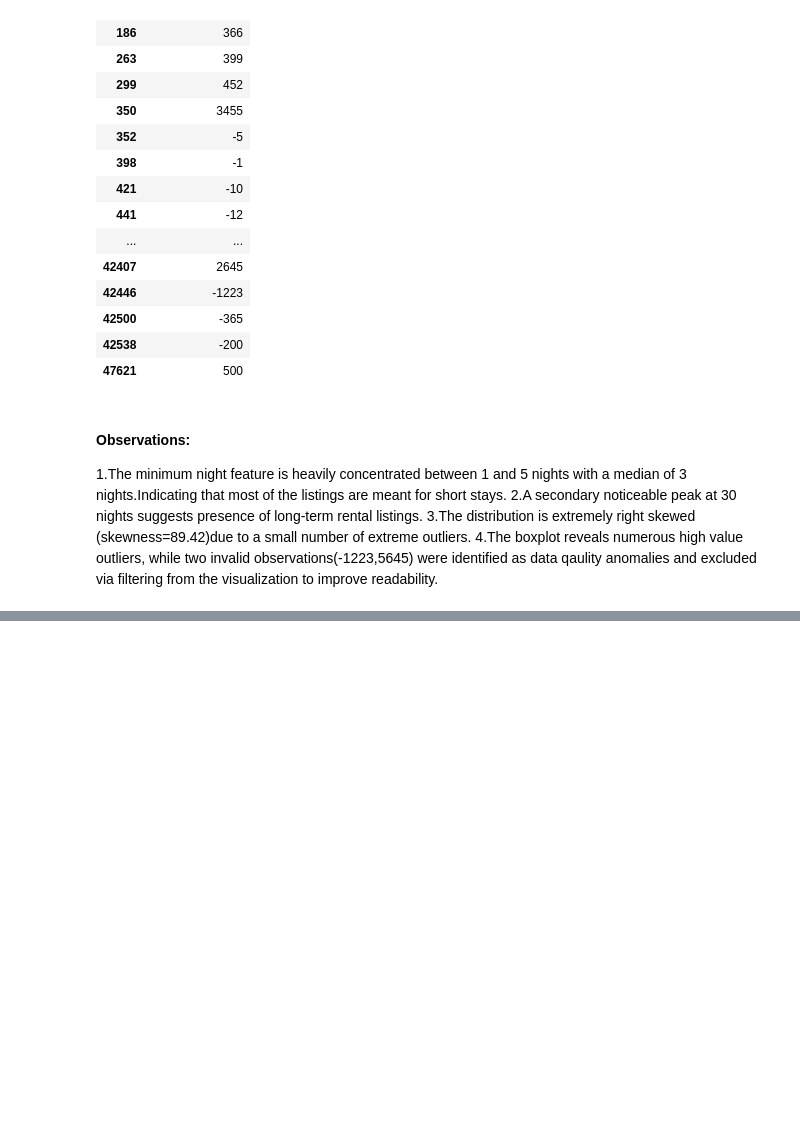
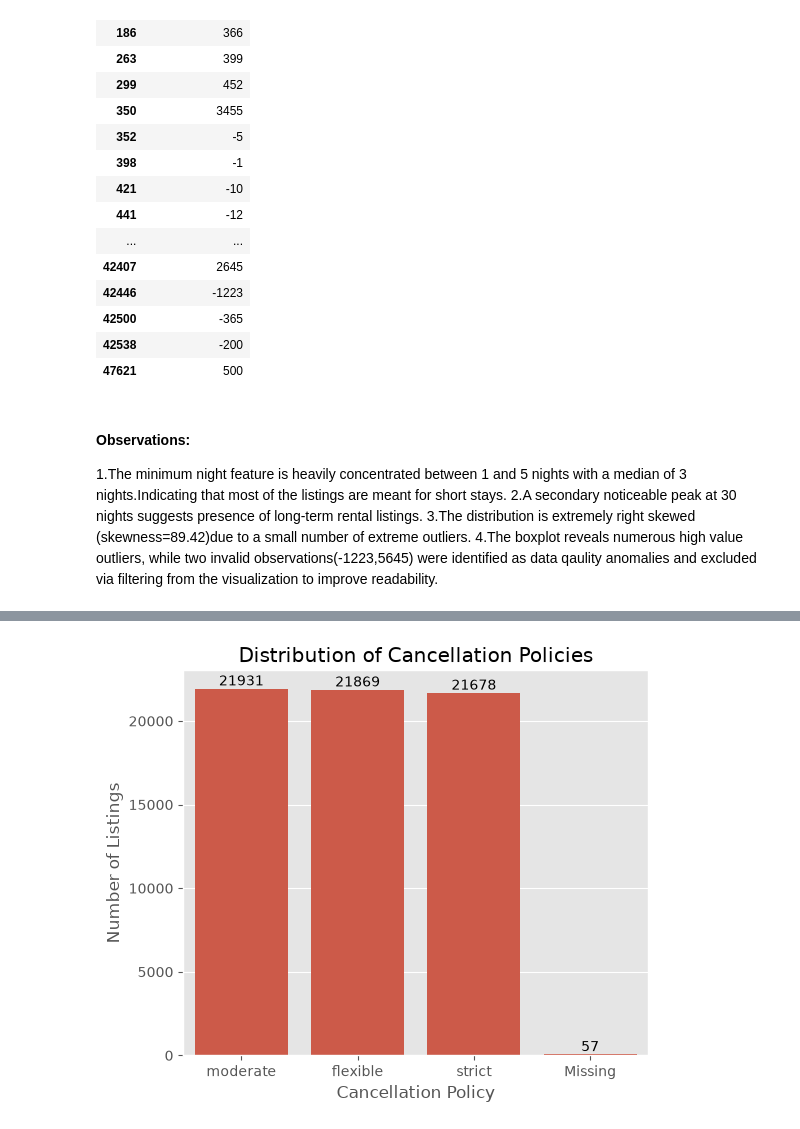
Before and after one commit to Vaishnavik-droid/customer-segmentation, a Jupyter notebook: notebooks/eda.ipynb, the cells around one changed output, grey strips where cells are left out. Cells and saved outputs as stored; diff of their text form; code cells hidden in the pictures; blank space fills up the shorter version.

```diff
--- a/notebooks/eda.ipynb
+++ b/notebooks/eda.ipynb
@@ -393,0 +562,23 @@ df[(df["minimum nights"] < 0) | (df["minimum nights"] > 365)][["minimum nights"]
+# %%
+#Since few NaN values were missed out in data cleaning we will include them as they are less than 0.1% of the data, and list them as missing.
+plot_df=df.copy()
+plot_df["cancellation_policy"] = plot_df["cancellation_policy"].fillna("Missing")
+
+plt.figure(figsize=(6,5))
+
+ax = sns.countplot(
+    data=plot_df,
+    x="cancellation_policy",
+    order=plot_df["cancellation_policy"].value_counts().index
+)
+
+for container in ax.containers:
+    ax.bar_label(container)
+
+plt.title("Distribution of Cancellation Policies")
+plt.xlabel("Cancellation Policy")
+plt.ylabel("Number of Listings")
+
+plt.show()
+# %% [output]
+[figure, added]
```
Also changed, not shown: parts of 34 cells of this notebook.
